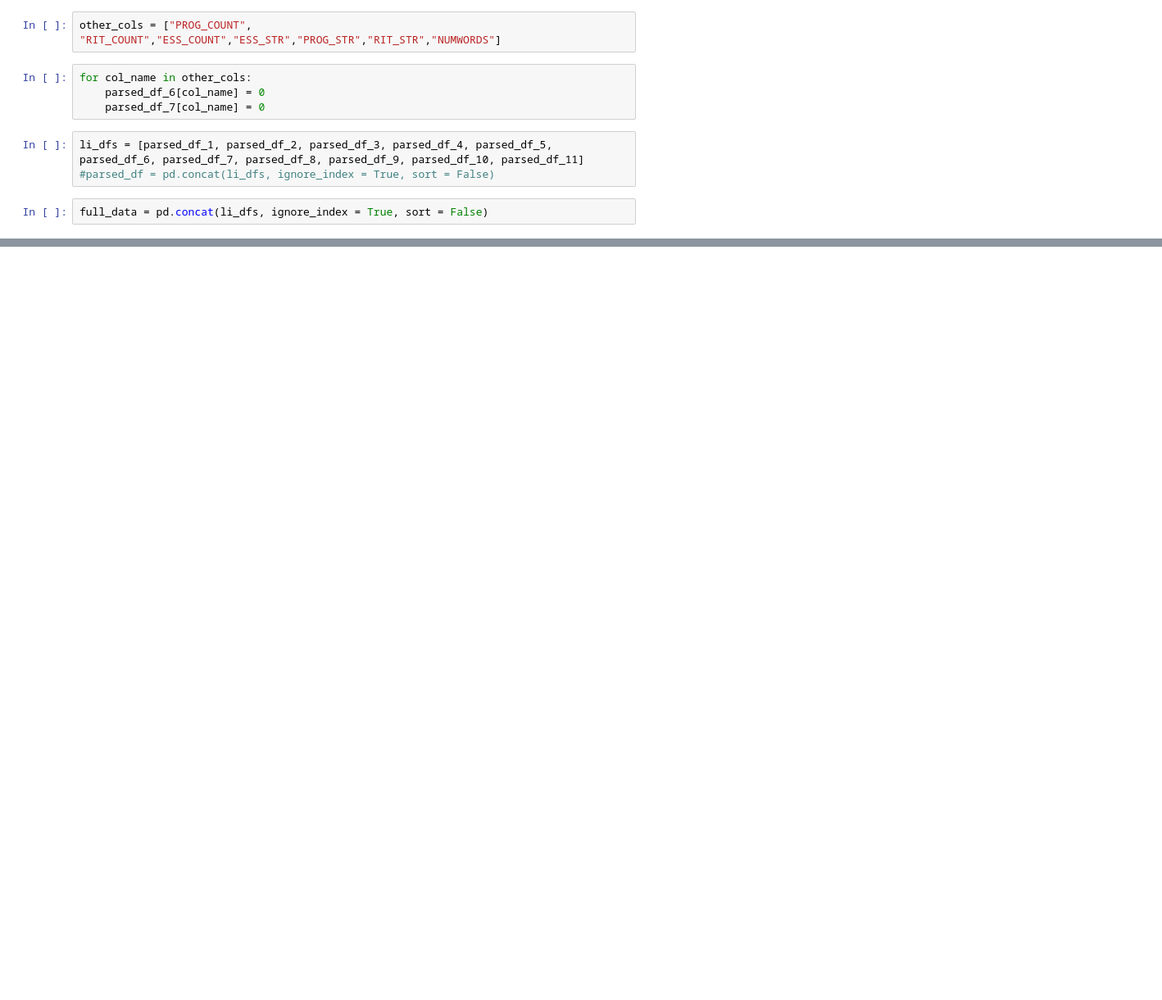
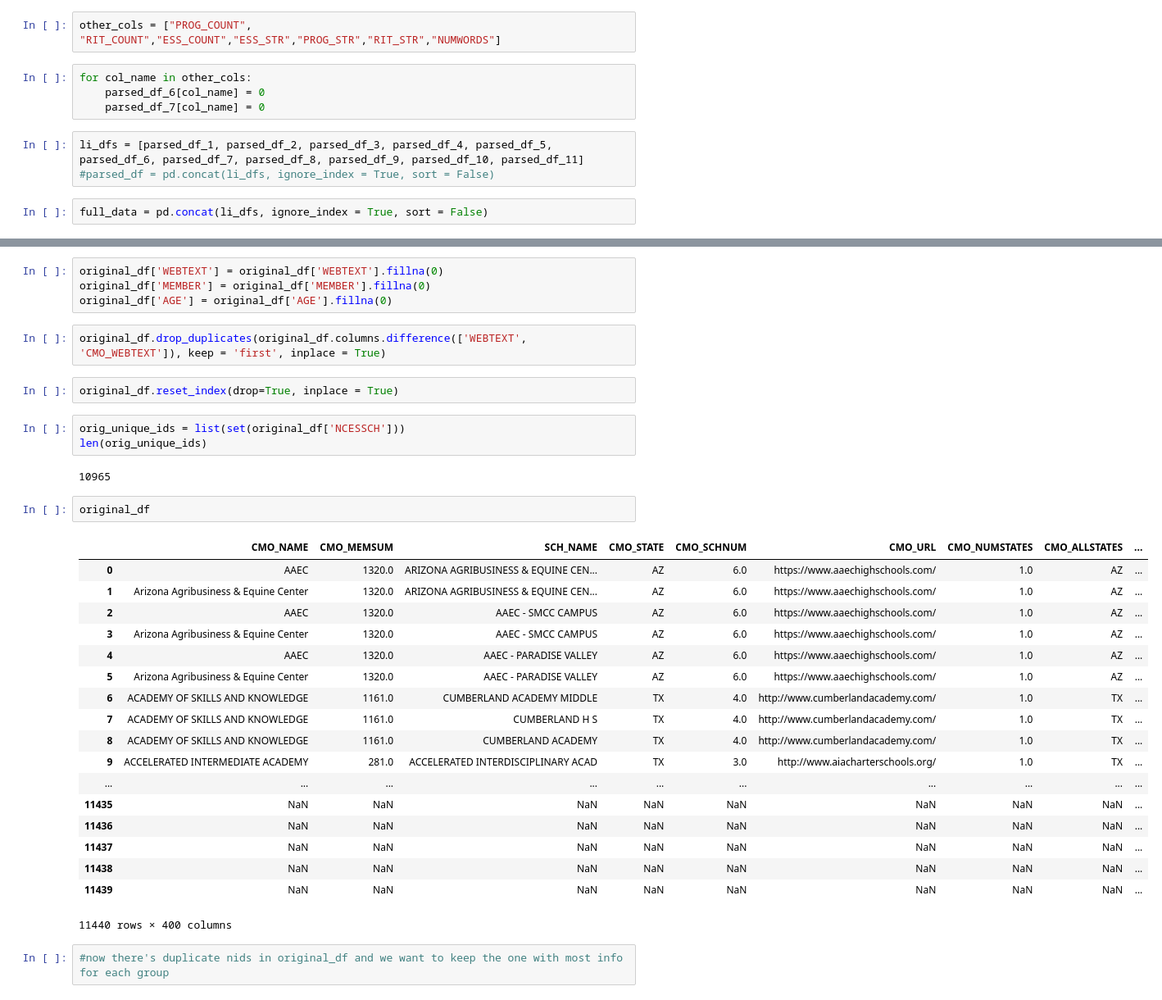
Before and after one commit to comp-strat/text_analysis, a Jupyter notebook: scripts/Combine_Final_df.ipynb, the cells around one changed output, grey strips where cells are left out. Shown at 82% size. Saved outputs shown, nothing was run; the diff lists cells and outputs as text; blank space fills up the shorter version.

Commit message:
trying to remove duplicated

```diff
--- a/scripts/Combine_Final_df.ipynb
+++ b/scripts/Combine_Final_df.ipynb
@@ -112,0 +155,36 @@ parsed_df_2
+# %%
+original_df['WEBTEXT'] = original_df['WEBTEXT'].fillna(0)
+original_df['MEMBER'] = original_df['MEMBER'].fillna(0)
+original_df['AGE'] = original_df['AGE'].fillna(0)
+# %%
+original_df.drop_duplicates(original_df.columns.difference(['WEBTEXT', 'CMO_WEBTEXT']), keep = 'first', inplace = True)
+# %%
+original_df.reset_index(drop=True, inplace = True)
+# %%
+orig_unique_ids = list(set(original_df['NCESSCH']))
+len(orig_unique_ids)
+# %% [output]
+10965
+# %%
+original_df
+# %% [output]
+|  | CMO_NAME | CMO_MEMSUM | SCH_NAME | CMO_STATE | CMO_SCHNUM | CMO_URL | CMO_NUMSTATES | CMO_ALLSTATES | ... |
+| 0 | AAEC | 1320.0 | ARIZONA AGRIBUSINESS & EQUINE CEN... | AZ | 6.0 | https://www.aaechighschools.com/ | 1.0 | AZ | ... |
+| 1 | Arizona Agribusiness & Equine Center | 1320.0 | ARIZONA AGRIBUSINESS & EQUINE CEN... | AZ | 6.0 | https://www.aaechighschools.com/ | 1.0 | AZ | ... |
+| 2 | AAEC | 1320.0 | AAEC - SMCC CAMPUS | AZ | 6.0 | https://www.aaechighschools.com/ | 1.0 | AZ | ... |
+| 3 | Arizona Agribusiness & Equine Center | 1320.0 | AAEC - SMCC CAMPUS | AZ | 6.0 | https://www.aaechighschools.com/ | 1.0 | AZ | ... |
+| 4 | AAEC | 1320.0 | AAEC - PARADISE VALLEY | AZ | 6.0 | https://www.aaechighschools.com/ | 1.0 | AZ | ... |
+| 5 | Arizona Agribusiness & Equine Center | 1320.0 | AAEC - PARADISE VALLEY | AZ | 6.0 | https://www.aaechighschools.com/ | 1.0 | AZ | ... |
+| 6 | ACADEMY OF SKILLS AND KNOWLEDGE | 1161.0 | CUMBERLAND ACADEMY MIDDLE | TX | 4.0 | http://www.cumberlandacademy.com/ | 1.0 | TX | ... |
+| 7 | ACADEMY OF SKILLS AND KNOWLEDGE | 1161.0 | CUMBERLAND H S | TX | 4.0 | http://www.cumberlandacademy.com/ | 1.0 | TX | ... |
+| 8 | ACADEMY OF SKILLS AND KNOWLEDGE | 1161.0 | CUMBERLAND ACADEMY | TX | 4.0 | http://www.cumberlandacademy.com/ | 1.0 | TX | ... |
+| 9 | ACCELERATED INTERMEDIATE ACADEMY | 281.0 | ACCELERATED INTERDISCIPLINARY ACAD | TX | 3.0 | http://www.aiacharterschools.org/ | 1.0 | TX | ... |
+| ... | ... | ... | ... | ... | ... | ... | ... | ... | ... |
+| 11435 | NaN | NaN | NaN | NaN | NaN | NaN | NaN | NaN | ... |
+| 11436 | NaN | NaN | NaN | NaN | NaN | NaN | NaN | NaN | ... |
+| 11437 | NaN | NaN | NaN | NaN | NaN | NaN | NaN | NaN | ... |
+| 11438 | NaN | NaN | NaN | NaN | NaN | NaN | NaN | NaN | ... |
+| 11439 | NaN | NaN | NaN | NaN | NaN | NaN | NaN | NaN | ... |
+11440 rows × 400 columns
+# %%
+#now there's duplicate nids in original_df and we want to keep the one with most info for each group
```
Also changed, not shown: parts of 39 cells of this notebook.
